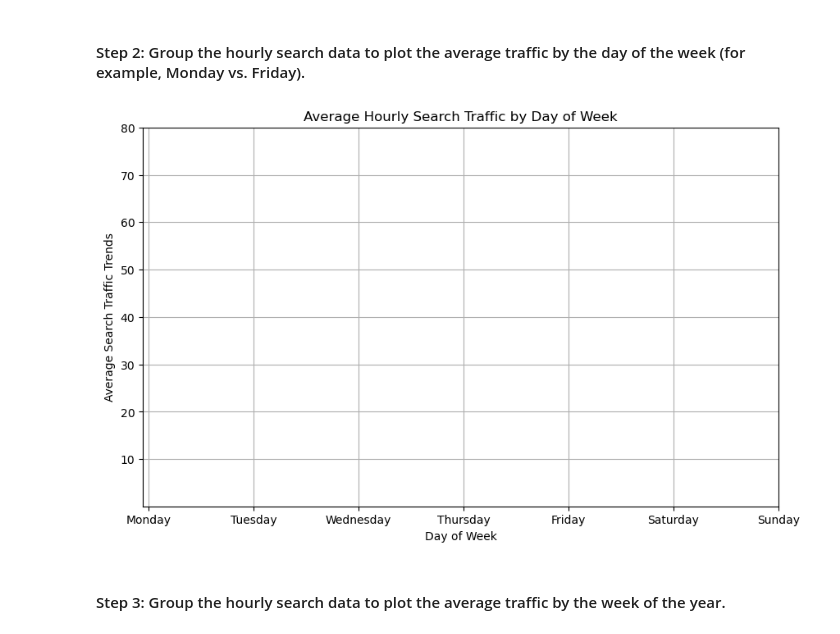
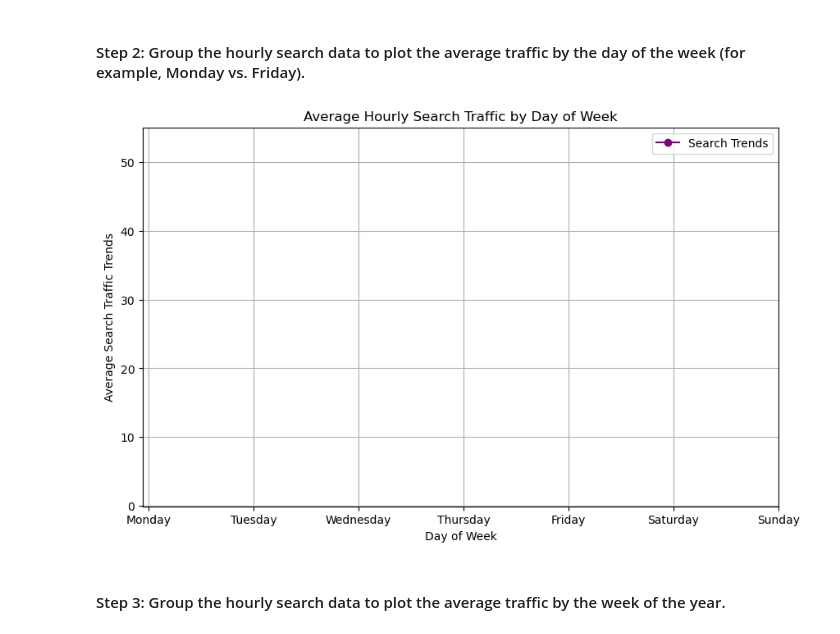
Before and after one commit to McKala1/prophet-challenge, a Jupyter notebook: forecasting_net_prophet.ipynb, the cells around one changed output. Saved outputs shown, nothing was run; the diff lists cells and outputs as text; code cells hidden in the pictures.

```diff
--- a/forecasting_net_prophet.ipynb
+++ b/forecasting_net_prophet.ipynb
@@ -198,22 +186,23 @@ plt.show()
 # %%
 # Group the hourly search data to plot the average traffic by the day of the week
 average_traffic_by_day = df_mercado_trends.groupby(df_mercado_trends.index.dayofweek)['Search Trends'].mean()
 
 # Plot the average traffic by the day of the week as a line graph
 days_of_week = ['Monday', 'Tuesday', 'Wednesday', 'Thursday', 'Friday', 'Saturday', 'Sunday']
 average_traffic_by_day = average_traffic_by_day.reindex(days_of_week)
 
 plt.figure(figsize=(10, 6))
 plt.plot(average_traffic_by_day.index, average_traffic_by_day.values, marker='o', linestyle='-', color='purple')
 plt.title('Average Hourly Search Traffic by Day of Week')
 plt.xlabel('Day of Week')
 plt.ylabel('Average Search Traffic Trends')
-plt.xticks(range(7), days_of_week)
-plt.ylim(plt.ylim()[1], 80)
+plt.xticks(range(7), days_of_week)  # Set x-axis ticks to day names
+plt.ylim(plt.ylim()[0], 55)  # Set y-axis limit to 50
+plt.legend(['Search Trends'])
 plt.grid(True)
 plt.show()
 # %% [output]
-[figure, old version]
+[figure, new version]
 # %% [markdown]
 #### Step 3: Group the hourly search data to plot the average traffic by the week of the year.
 # %%
```
Also changed, not shown: parts of 6 cells of this notebook.
